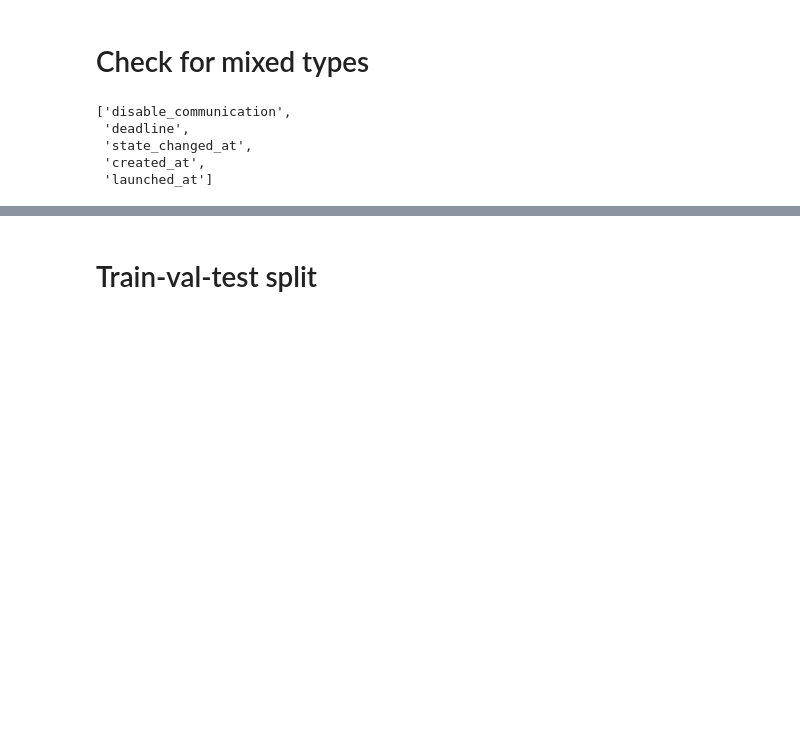
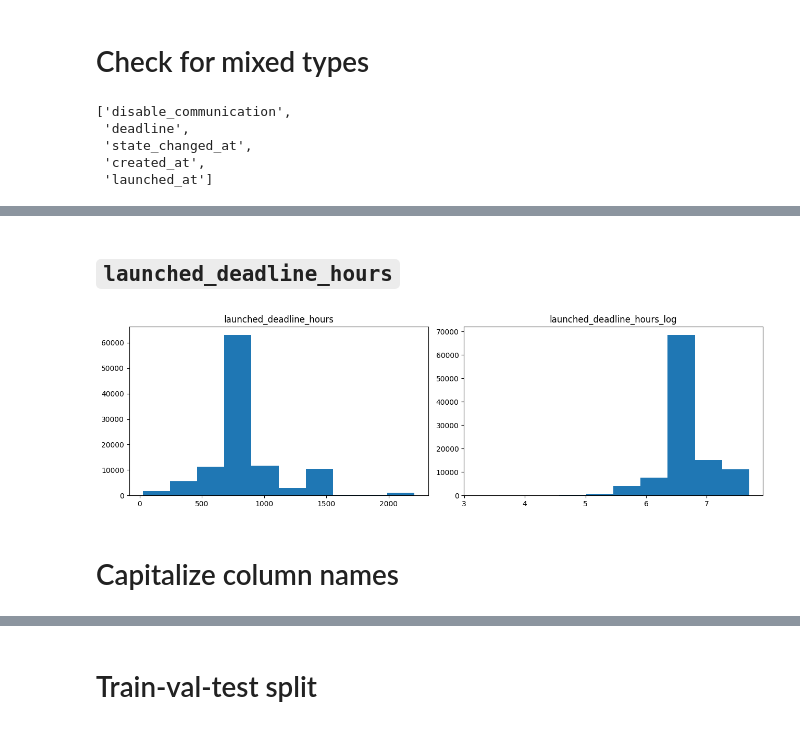
Before and after one commit to SimeonHristov99/kcikstarter, a Jupyter notebook: 01_Scripts/01_Load_data.ipynb, the cells around one changed output, grey strips where cells are left out. Saved outputs shown, nothing was run; the diff lists cells and outputs as text; code cells hidden in the pictures; blank space fills up the shorter version.

```diff
--- a/01_Scripts/01_Load_data.ipynb
+++ b/01_Scripts/01_Load_data.ipynb
@@ -111,0 +228,19 @@ can_be_numeric
+# %% [markdown]
+## `launched_deadline_hours`
+# %%
+df_development['launched_deadline_hours'] = (df_development['deadline'] - df_development['launched_at']).dt.total_seconds() / 3600
+
+_, axes = plt.subplots(1, 2, figsize=(13, 4))
+
+axes[0].hist(df_development['launched_deadline_hours'])
+axes[0].set_title('launched_deadline_hours')
+
+axes[1].hist(np.log1p(df_development['launched_deadline_hours']))
+axes[1].set_title('launched_deadline_hours_log')
+
+plt.tight_layout()
+plt.show()
+# %% [output]
+[figure, added]
+# %% [markdown]
+# Capitalize column names
```
Also changed, not shown: parts of 38 cells of this notebook, 4 other files.
